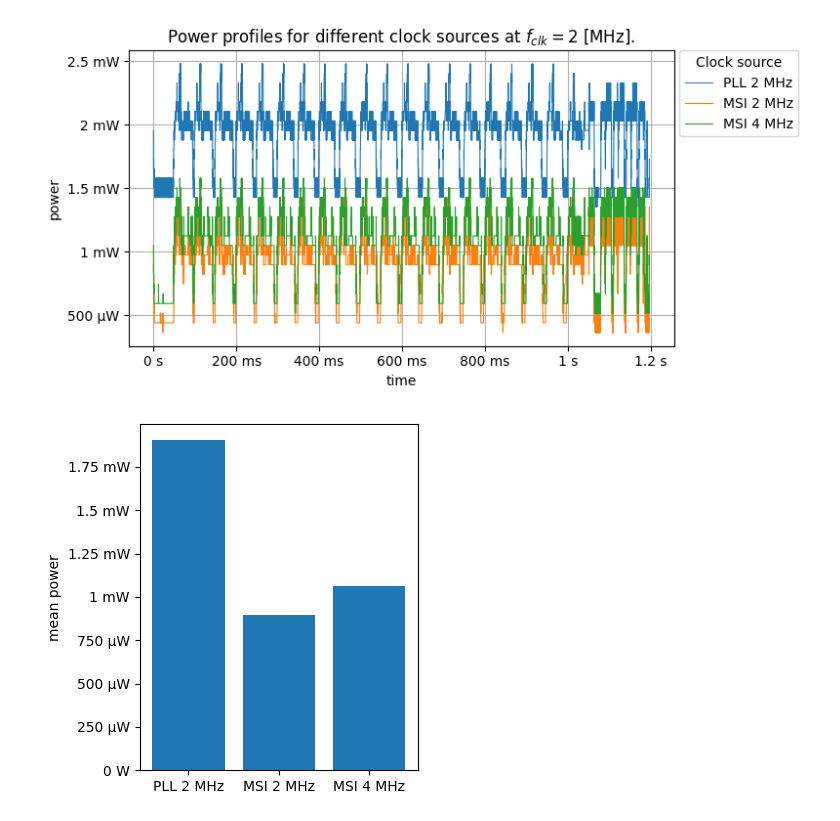
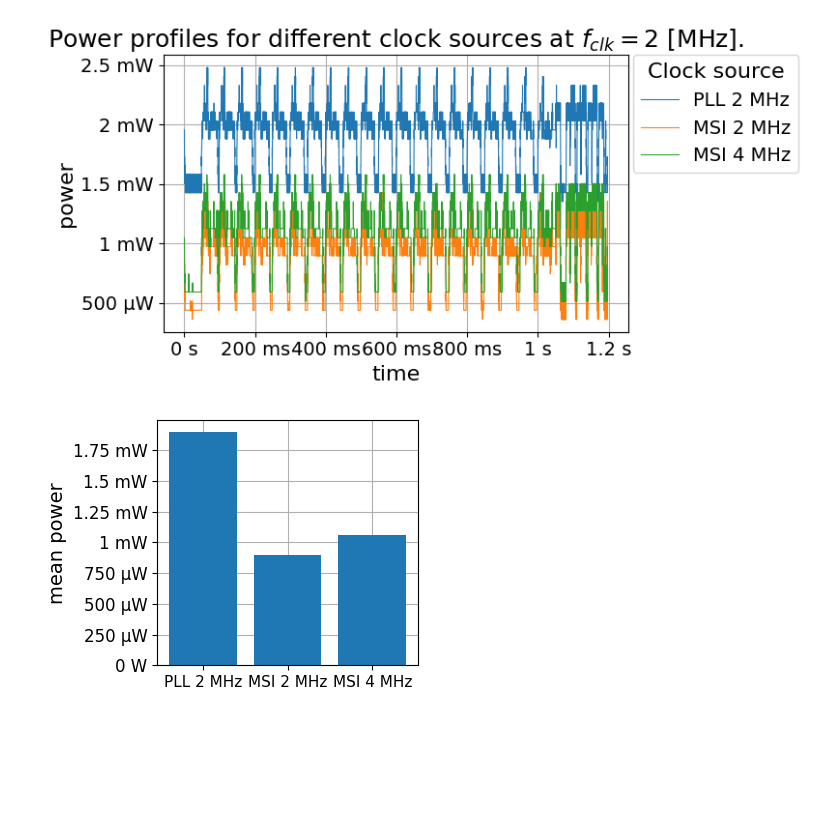
Before and after one commit to jucodavid/LELEC210X, a Jupyter notebook: mcu/report/frequency_reduction/Processing.ipynb, the cells around one changed output. Cells and saved outputs as stored; diff of their text form; code cells hidden in the pictures; blank space fills up the shorter version.

```diff
--- a/mcu/report/frequency_reduction/Processing.ipynb
+++ b/mcu/report/frequency_reduction/Processing.ipynb
@@ -12,14 +12,16 @@ def plot_pp(times,chs,labels=None,labels_title=None,title=None,file_path=None):
     for i, (t, ch) in enumerate(zip(times,chs)):
         plt.plot(t,ch,linewidth=.8)
     if labels is not None:
-        plt.legend(labels,title=labels_title,bbox_to_anchor=(1.01, 1),loc='upper left', borderaxespad=0.)
+        plt.legend(labels,title=labels_title,bbox_to_anchor=(1.01, 1),loc='upper left', borderaxespad=0.,fontsize=14,title_fontsize=16)
     if title is not None:
-        plt.title(title)
+        plt.title(title,fontsize=18)
     plt.grid()
     plt.gca().xaxis.set_major_formatter(formatter_s)
     plt.gca().yaxis.set_major_formatter(formatter_w)
-    plt.ylabel('power')
-    plt.xlabel('time')
+    plt.ylabel('power',fontsize=16)
+    plt.xlabel('time',fontsize=16)
+    plt.xticks(fontsize=14)
+    plt.yticks(fontsize=14)
     plt.tight_layout()
     if file_path is not None:
         plt.savefig(file_path)
@@ -143,14 +147,17 @@ plot_pp(times,chs,labels,labels_title,title,'Export/pp10to2.pdf')
 # %%
 smallmeans = np.array([np.mean(npp['w']) for npp in smallnpps])
-f = np.arange(10,0,-2) * 1e6
+f = np.arange(10,0,-2)
 formatter_hz = EngFormatter(unit='Hz')
-plt.plot(f, smallmeans,'--^', markersize=7)
-plt.gca().xaxis.set_major_formatter(formatter_hz)
-plt.gca().yaxis.set_major_formatter(formatter_w)
+plt.rcParams["figure.figsize"] = (6,3)
+plt.plot(f, smallmeans*1e3,'--^', markersize=7)
+plt.xticks(fontsize=12)
+plt.yticks(fontsize=12)
+# plt.gca().xaxis.set_major_formatter(formatter_hz)
+# plt.gca().yaxis.set_major_formatter(formatter_w)
 plt.gca().set_xticks(f)
 plt.gca().xaxis.set_inverted(True)
-plt.ylabel('mean power')
-plt.xlabel('CPU clock frequency')
+plt.ylabel('mean power [mW]',fontsize=14)
+plt.xlabel('CPU clock frequency [MHz]',fontsize=14)
 plt.grid()
 plt.tight_layout()
 plt.savefig('Export/fVSW10to2.pdf')
@@ -197,10 +204,14 @@ title = "Power profiles for different clock sources at $f_{clk} = 8$ [MHz]."
 plot_pp(times,chs,labels,labels_title,title,'Export/pp8_clk_source.pdf')
 
 means8 = np.array([np.mean(npp['w']) for npp in npps8])
-plt.rcParams["figure.figsize"] = (4,4)
+plt.rcParams["figure.figsize"] = (4,3)
 plt.bar(labels, means8)
+plt.xticks(fontsize=14)
+plt.yticks(fontsize=12)
 plt.gca().yaxis.set_major_formatter(formatter_w)
-plt.ylabel('mean power')
+plt.ylabel('mean power',fontsize=14)
+plt.gca().set_axisbelow(True)
+plt.grid()
 plt.tight_layout()
 plt.savefig('Export/bar8.pdf')
 plt.show()
@@ -231,34 +242,38 @@ for ind, pp in enumerate(pps2):
     start = peaks[i-1]
     time = pp['Time(S)'][start:].values - pp['Time(S)'][start]
     x = pp['CH1(W)'][start:]
 
     stop = np.argmin(np.abs(time-1.197))
 
 
     npp = pd.DataFrame(dtype=float)
     npp['t'] = time[:stop]
     npp['w'] = x[:stop].values
     npps2.append(npp)
     # plt.plot(npp['t'], npp['w'])
     # plt.xlim(0,1.2)
     # plt.show()
 
 times = [npp['t'] for npp in npps2]
 chs   = [npp['w'] for npp in npps2]
 labels = ["PLL 2 MHz", "MSI 2 MHz", "MSI 4 MHz"]
 labels_title = "Clock source"
 title = "Power profiles for different clock sources at $f_{clk} = 2$ [MHz]."
 plot_pp(times,chs,labels,labels_title,title,'Export/pp2_clk_config.pdf')
 
 
 means2 = np.array([np.mean(npp['w']) for npp in npps2])
-plt.rcParams["figure.figsize"] = (4,4)
+plt.rcParams["figure.figsize"] = (4,3)
 plt.bar(labels, means2)
+plt.xticks(fontsize=11)
+plt.yticks(fontsize=12)
 plt.gca().yaxis.set_major_formatter(formatter_w)
-plt.ylabel('mean power')
+plt.ylabel('mean power',fontsize=14)
+plt.gca().set_axisbelow(True)
+plt.grid()
 plt.tight_layout()
 plt.savefig('Export/bar2.pdf')
 plt.show()
 # %% [output]
-[figure, old version]
+[figure, new version]
-[figure, old version]
+[figure, new version]
```
Also changed, not shown: parts of 5 cells of this notebook, 10 other files.
